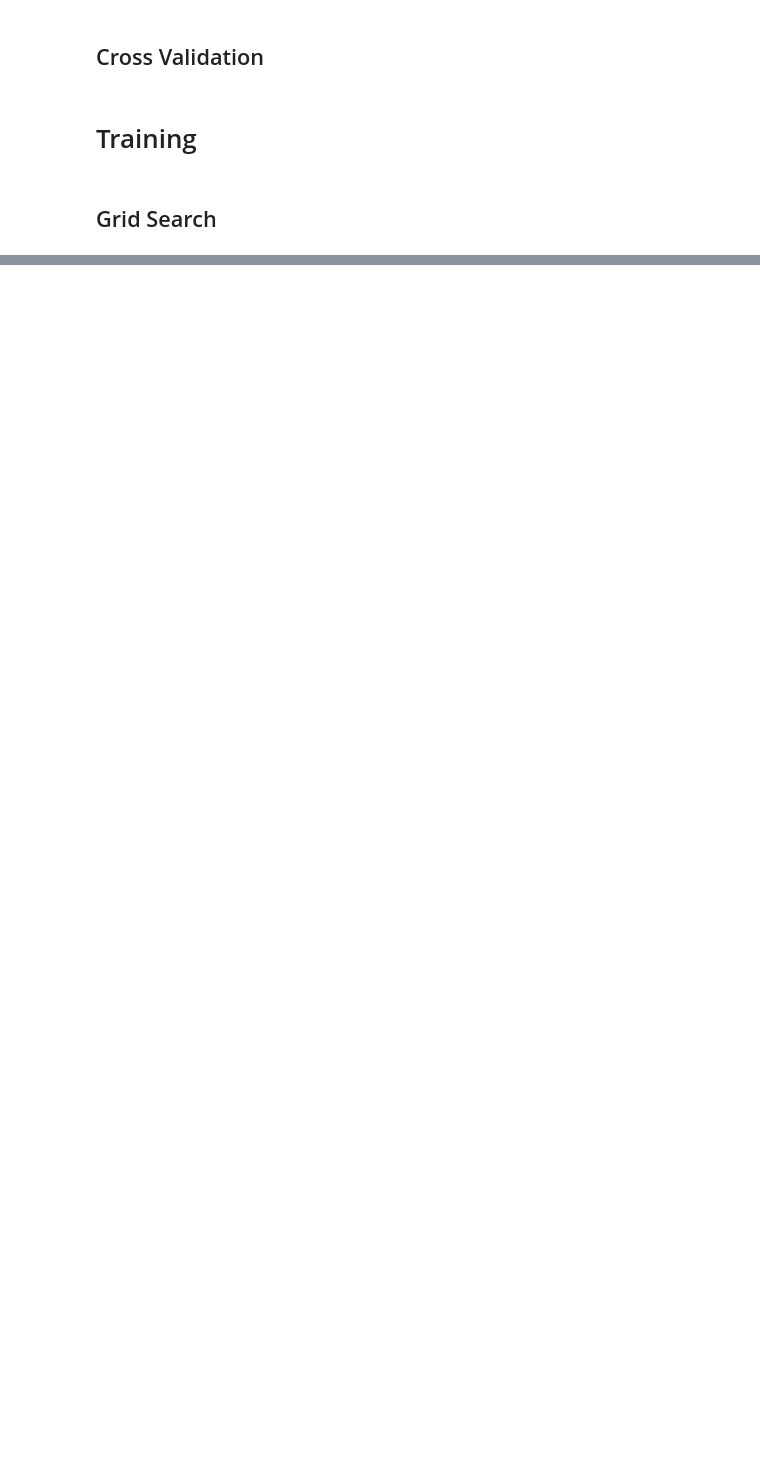
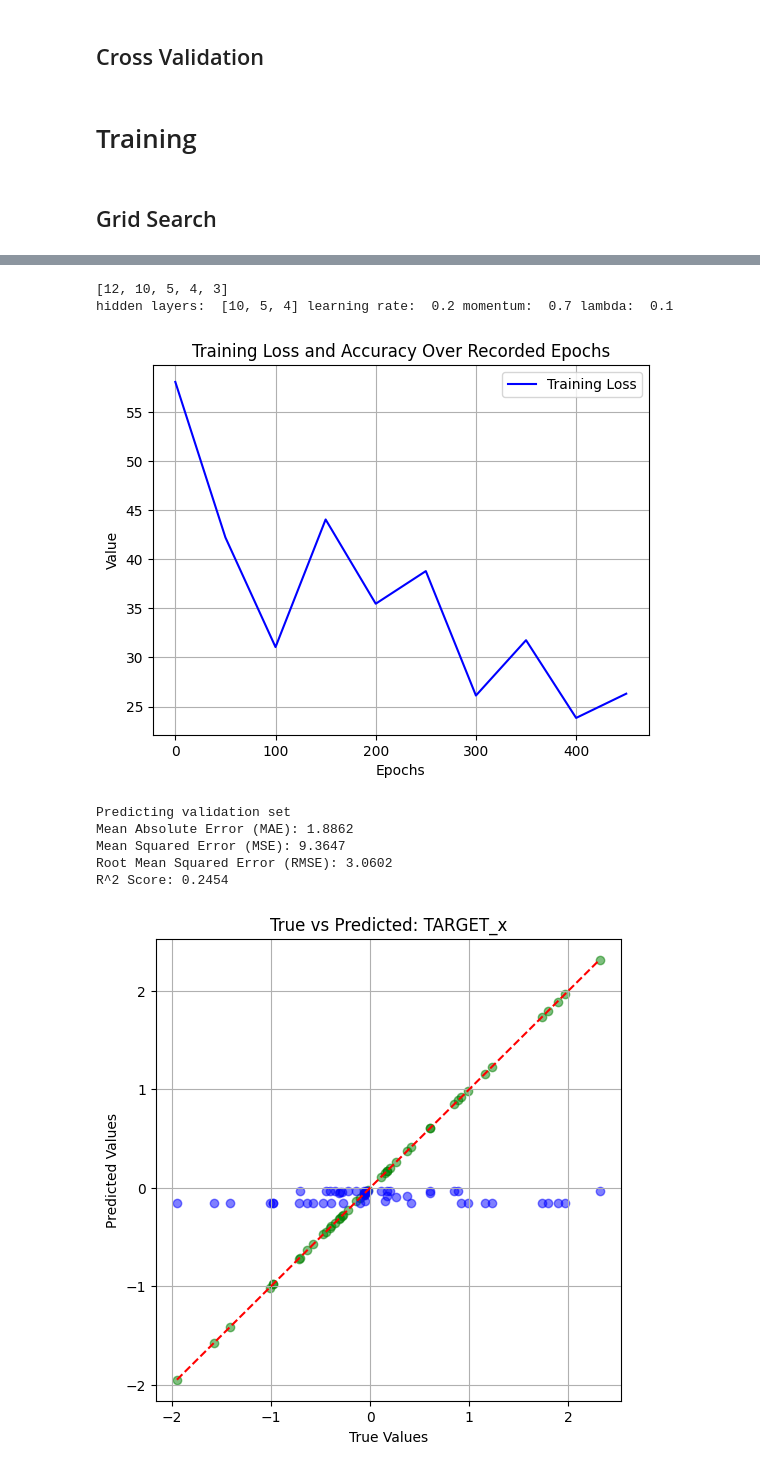
Before and after one commit to mary-alrayes/ml_project, a Jupyter notebook: ml_cup.ipynb, the cells around one changed output, grey strips where cells are left out. Saved outputs shown, nothing was run; the diff lists cells and outputs as text; code cells hidden in the pictures; blank space fills up the shorter version.

Commit message:
add training part

```diff
--- a/ml_cup.ipynb
+++ b/ml_cup.ipynb
@@ -451,0 +801,16 @@ def customRegressionReport(trueValues, predictedValues, target_names=None):
+# %%
+# Define the parameter grid
+param_grid = {
+    'learning_rate': [0.01, 0.05, 0.1, 0.2],  # Learning rate values
+    'momentum': [0.6, 0.7, 0.8, 0.9],              # Momentum values
+    'lambd': [0.0, 0.001, 0.01, 0.1],              # Regularization lambda values
+    'hidden_layers': [[10, 13], [5, 10, 15], [10, 5, 4], [12, 15, 3]]    # Number of neurons in the hidden layer
+}
+
+# Initialize the Search class for grid search
+search = Search(CustomNeuralNetwork, param_grid, activation_type=ActivationType.SIGMOID, regularization_type=RegularizationType.L2)
+
+# Perform grid search on the learning rate
+print("Performing Grid Search...")
+best_params, best_score = search.grid_search(X, y, epoch=500)
+print(f"Best Parameters:\n {best_params}, Best Score: {best_score}")
@@ -451,0 +864,50 @@ def customRegressionReport(trueValues, predictedValues, target_names=None):
+# %%
+# Define the network with dynamic hidden layers
+nn1 = CustomNeuralNetwork(input_size=X.shape[1],
+                         hidden_layers=best_params['hidden_layers'],
+                         output_size=3,
+                         activationType=ActivationType.SIGMOID,
+                         learning_rate=best_params['learning_rate'],
+                         momentum=best_params['momentum'],
+                         lambd=best_params['lambd'],
+                         regularizationType=RegularizationType.L2
+                         )
+
+print("hidden layers: ", best_params['hidden_layers'], "learning rate: ", best_params['learning_rate'], "momentum: ", best_params['momentum'], "lambda: ", best_params['lambd'])
+
+# Train the network
+history = nn1.fit(X, y, epochs=500)
+
+# Plot a single graph with Loss and Training Accuracy
+plt.figure()
+
+# Plot Training Loss
+plt.plot(history['epoch'], history['train_loss'], label='Training Loss', color='blue', linestyle='-')
+
+# Plot Training Accuracy
+#plt.plot(history['epoch'], history['train_acc'], label='Training Accuracy', color='orange', linestyle='--')
+
+# Configure the plot
+plt.xlabel('Epochs')  # X-axis as the recorded epochs
+plt.ylabel('Value')  # Shared y-axis label
+plt.title('Training Loss and Accuracy Over Recorded Epochs')
+plt.legend()
+plt.grid(True)
+
+# Display the plot
+plt.show()
+
+# Validation predictions
+print('Predicting validation set')
+validation_nn_predictions = nn1.predict(validation_X)
+customRegressionReport(validation_Y, validation_nn_predictions, target_names=['TARGET_x', 'TARGET_y', 'TARGET_z'])
+# %% [output]
+[12, 10, 5, 4, 3]
+hidden layers:  [10, 5, 4] learning rate:  0.2 momentum:  0.7 lambda:  0.1
+[figure, added]
+Predicting validation set
+Mean Absolute Error (MAE): 1.8862
+Mean Squared Error (MSE): 9.3647
+Root Mean Squared Error (RMSE): 3.0602
+R^2 Score: 0.2454
+[figure, added]
```
Also changed, not shown: parts of 10 cells of this notebook.
